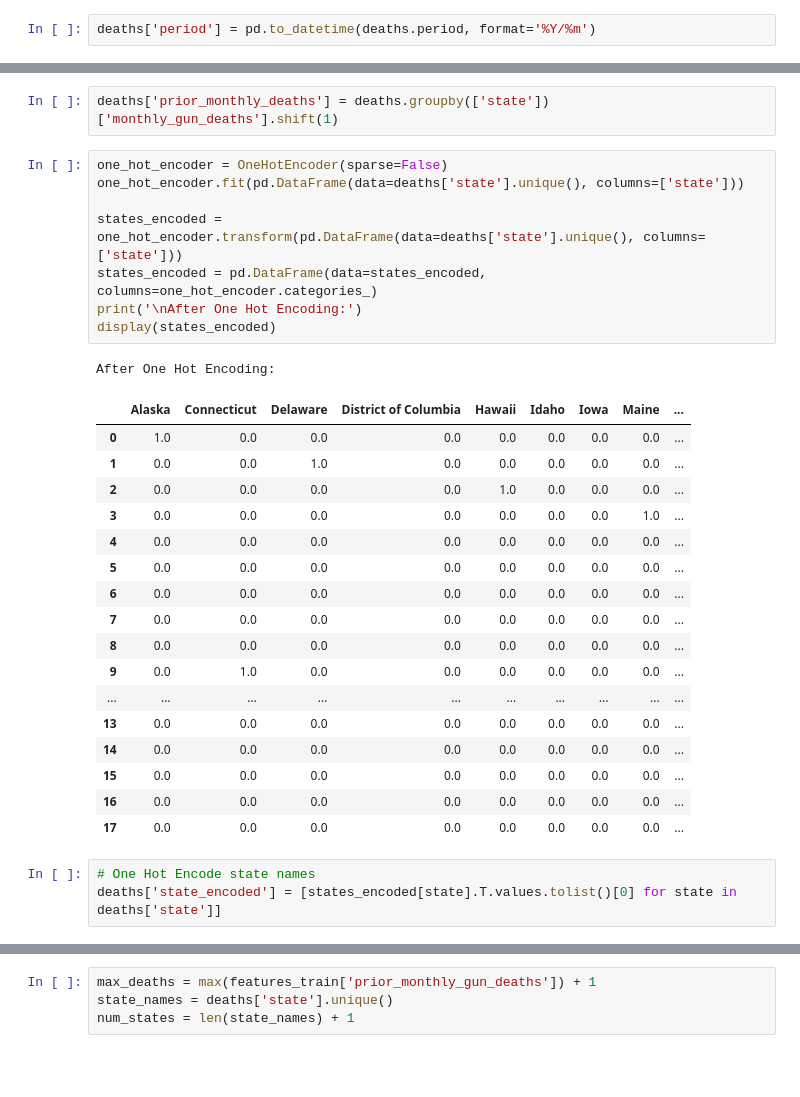
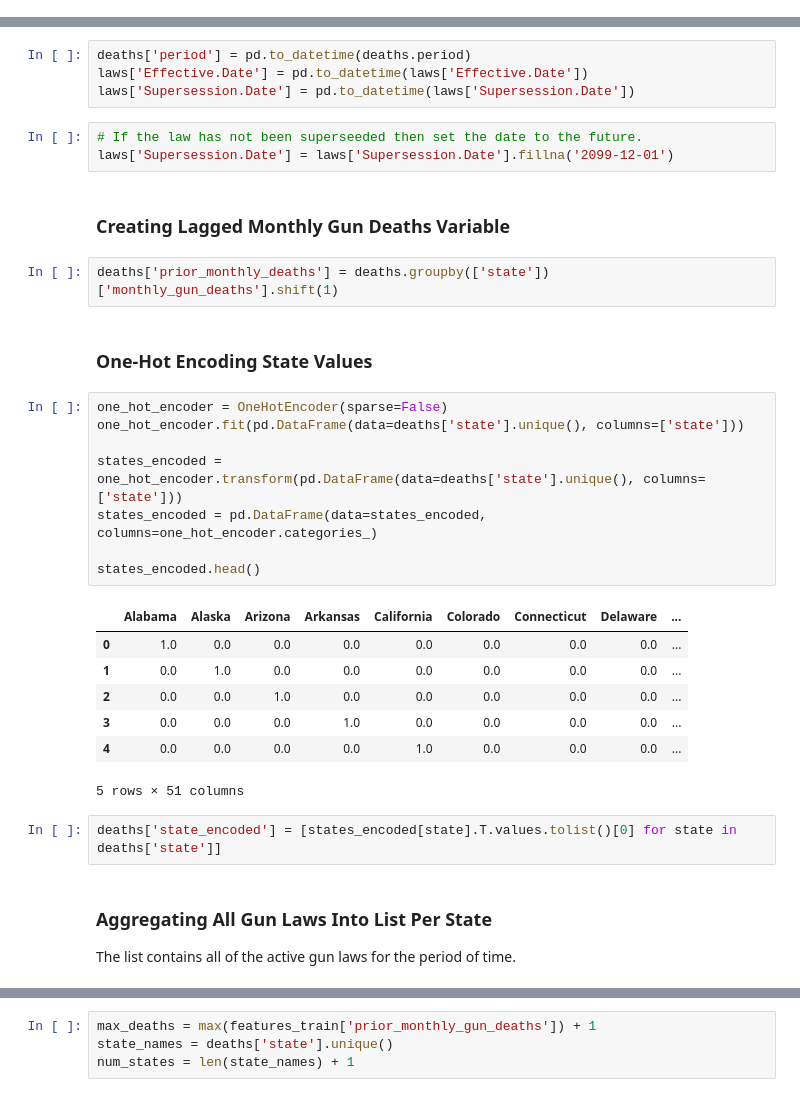
Before and after one commit to hanansuk/guns_n_roses, a Jupyter notebook: lme_model.ipynb, the cells around one changed output, grey strips where cells are left out. Saved outputs shown, nothing was run; the diff lists cells and outputs as text; blank space fills up the shorter version.

```diff
--- a/lme_model.ipynb
+++ b/lme_model.ipynb
@@ -38,2 +51,0 @@ laws.head()
-# %%
-deaths['period'] = pd.to_datetime(deaths.period, format='%Y/%m')
@@ -40,32 +56,34 @@ deaths['period'] = pd.to_datetime(deaths.period, format='%Y/%m')
+# %%
+deaths['period'] = pd.to_datetime(deaths.period)
+laws['Effective.Date'] = pd.to_datetime(laws['Effective.Date'])
+laws['Supersession.Date'] = pd.to_datetime(laws['Supersession.Date'])
+# %%
+# If the law has not been superseeded then set the date to the future.
+laws['Supersession.Date'] = laws['Supersession.Date'].fillna('2099-12-01')
+# %% [markdown]
+### Creating Lagged Monthly Gun Deaths Variable
 # %%
 deaths['prior_monthly_deaths'] = deaths.groupby(['state'])['monthly_gun_deaths'].shift(1)
+# %% [markdown]
+### One-Hot Encoding State Values
 # %%
 one_hot_encoder = OneHotEncoder(sparse=False)
 one_hot_encoder.fit(pd.DataFrame(data=deaths['state'].unique(), columns=['state']))
 
 states_encoded = one_hot_encoder.transform(pd.DataFrame(data=deaths['state'].unique(), columns=['state']))
 states_encoded = pd.DataFrame(data=states_encoded, columns=one_hot_encoder.categories_)
-print('\nAfter One Hot Encoding:')
-display(states_encoded)
+
+states_encoded.head()
 # %% [output]
+|  | Alabama | Alaska | Arizona | Arkansas | California | Colorado | Connecticut | Delaware | ... |
+| 0 | 1.0 | 0.0 | 0.0 | 0.0 | 0.0 | 0.0 | 0.0 | 0.0 | ... |
+| 1 | 0.0 | 1.0 | 0.0 | 0.0 | 0.0 | 0.0 | 0.0 | 0.0 | ... |
+| 2 | 0.0 | 0.0 | 1.0 | 0.0 | 0.0 | 0.0 | 0.0 | 0.0 | ... |
+| 3 | 0.0 | 0.0 | 0.0 | 1.0 | 0.0 | 0.0 | 0.0 | 0.0 | ... |
+| 4 | 0.0 | 0.0 | 0.0 | 0.0 | 1.0 | 0.0 | 0.0 | 0.0 | ... |
-After One Hot Encoding:
+5 rows × 51 columns
-|  | Alaska | Connecticut | Delaware | District of Columbia | Hawaii | Idaho | Iowa | Maine | ... |
-| 0 | 1.0 | 0.0 | 0.0 | 0.0 | 0.0 | 0.0 | 0.0 | 0.0 | ... |
-| 1 | 0.0 | 0.0 | 1.0 | 0.0 | 0.0 | 0.0 | 0.0 | 0.0 | ... |
-| 2 | 0.0 | 0.0 | 0.0 | 0.0 | 1.0 | 0.0 | 0.0 | 0.0 | ... |
-| 3 | 0.0 | 0.0 | 0.0 | 0.0 | 0.0 | 0.0 | 0.0 | 1.0 | ... |
-| 4 | 0.0 | 0.0 | 0.0 | 0.0 | 0.0 | 0.0 | 0.0 | 0.0 | ... |
-| 5 | 0.0 | 0.0 | 0.0 | 0.0 | 0.0 | 0.0 | 0.0 | 0.0 | ... |
-| 6 | 0.0 | 0.0 | 0.0 | 0.0 | 0.0 | 0.0 | 0.0 | 0.0 | ... |
-| 7 | 0.0 | 0.0 | 0.0 | 0.0 | 0.0 | 0.0 | 0.0 | 0.0 | ... |
-| 8 | 0.0 | 0.0 | 0.0 | 0.0 | 0.0 | 0.0 | 0.0 | 0.0 | ... |
-| 9 | 0.0 | 1.0 | 0.0 | 0.0 | 0.0 | 0.0 | 0.0 | 0.0 | ... |
-| ... | ... | ... | ... | ... | ... | ... | ... | ... | ... |
-| 13 | 0.0 | 0.0 | 0.0 | 0.0 | 0.0 | 0.0 | 0.0 | 0.0 | ... |
-| 14 | 0.0 | 0.0 | 0.0 | 0.0 | 0.0 | 0.0 | 0.0 | 0.0 | ... |
-| 15 | 0.0 | 0.0 | 0.0 | 0.0 | 0.0 | 0.0 | 0.0 | 0.0 | ... |
-| 16 | 0.0 | 0.0 | 0.0 | 0.0 | 0.0 | 0.0 | 0.0 | 0.0 | ... |
-| 17 | 0.0 | 0.0 | 0.0 | 0.0 | 0.0 | 0.0 | 0.0 | 0.0 | ... |
 # %%
-# One Hot Encode state names
 deaths['state_encoded'] = [states_encoded[state].T.values.tolist()[0] for state in deaths['state']]
+# %% [markdown]
+### Aggregating All Gun Laws Into List Per State
+The list contains all of the active gun laws for the period of time.
```
Also changed, not shown: parts of 28 cells of this notebook.
